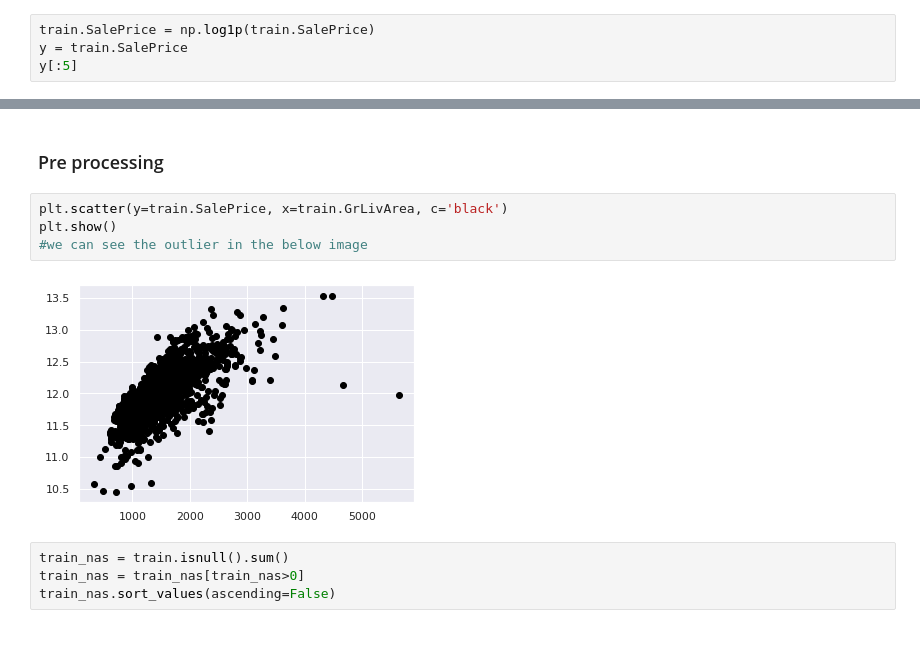
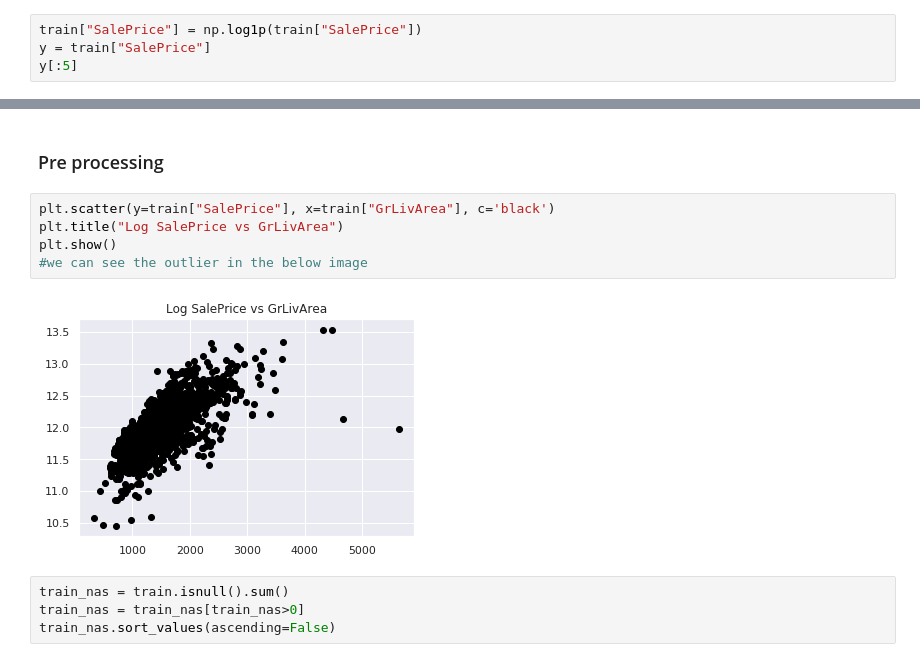
Before and after one commit to shawnngtq/machine-learning, a Jupyter notebook: house-price-calculation/house-price-calculation-methods-for-beginners.ipynb, the cells around one changed output, grey strips where cells are left out. Cells and saved outputs as stored; diff of their text form.

Commit message:
Update house price calculation

```diff
--- a/house-price-calculation/house-price-calculation-methods-for-beginners.ipynb
+++ b/house-price-calculation/house-price-calculation-methods-for-beginners.ipynb
@@ -190,8 +193,8 @@ train[["SalePrice"]].head()
 | 3 | 140000 |
 | 4 | 250000 |
 # %%
-train.SalePrice = np.log1p(train.SalePrice)
-y = train.SalePrice
+train["SalePrice"] = np.log1p(train["SalePrice"])
+y = train["SalePrice"]
 y[:5]
 # %% [output]
 0    12.247699
@@ -203,11 +206,12 @@ Name: SalePrice, dtype: float64
 # %% [markdown]
 ### Pre processing
 # %%
-plt.scatter(y=train.SalePrice, x=train.GrLivArea, c='black')
+plt.scatter(y=train["SalePrice"], x=train["GrLivArea"], c='black')
+plt.title("Log SalePrice vs GrLivArea")
 plt.show()
 #we can see the outlier in the below image
 # %% [output]
-[figure, old version]
+[figure, new version]
 # %%
 train_nas = train.isnull().sum()
 train_nas = train_nas[train_nas>0]
```
Also changed, not shown: parts of 17 cells of this notebook.
